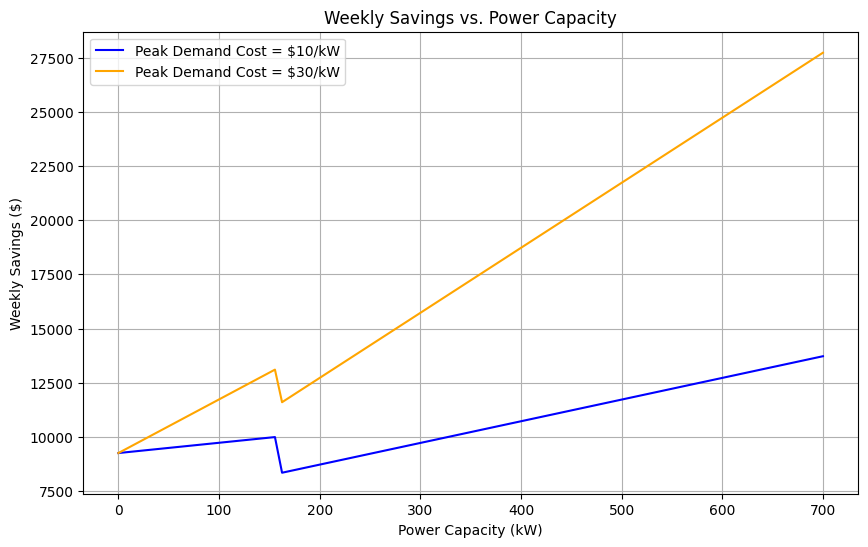
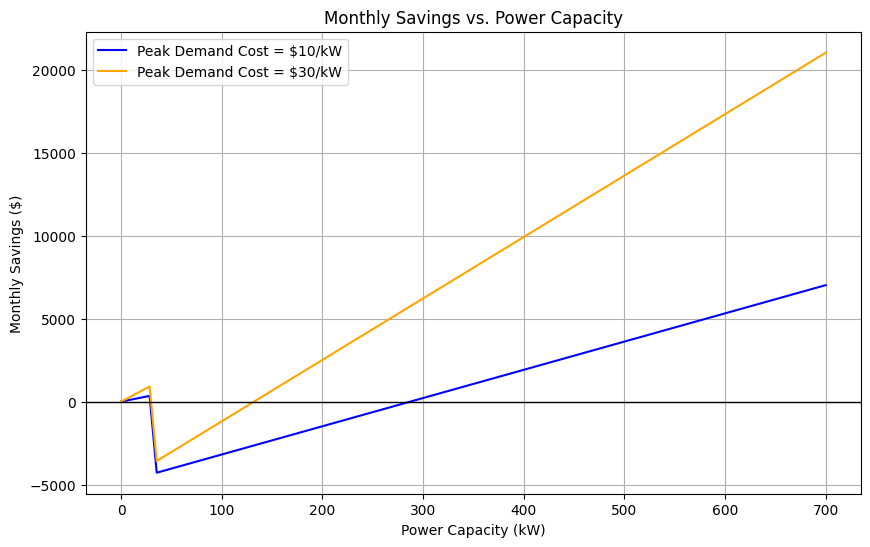
The change to this notebook cell's code, shown as a diff; its figure went from the first image to the second:
--- before
+++ after
@@ -1,20 +1,21 @@
-# Define the plant characteristics
-wrd_plant_chars = {'SEC':0.44, 'Q_perm_min': 520 * 0.925, 'power_base': 1102, 'Q_perm_base': 605 * 0.925, 'Q_perm_max': 625 * 0.925, 'recovery': 0.925, 'Q_min_brine': 45}
+# Define the plant characteristics for # 0.925 RR
+wrd_plant_chars = {'SEC':0.44, 'Q_perm_min': 600 * 0.925, 'power_base': 1102, 'Q_perm_base': 605 * 0.925, 'Q_perm_max': 625 * 0.925, 'recovery': 0.925, 'Q_min_brine': 45}
 
 # Plot the savings for two different peak demand costs
-sample_week_1_rate = {'num_peak_hrs': 35, 'peak_demand_cost': 10, 'off_peak_demand_cost': 20, 'peak_consumption_cost': 0.15, 'off_peak_consumption_cost': 0.10}
-sample_week_2_rate = {'num_peak_hrs': 35, 'peak_demand_cost': 30, 'off_peak_demand_cost': 20, 'peak_consumption_cost': 0.15, 'off_peak_consumption_cost': 0.10}
+sample_week_1_rate = {'num_peak_hrs': 35*4, 'peak_demand_cost': 10, 'off_peak_demand_cost': 20, 'peak_consumption_cost': 0.15, 'off_peak_consumption_cost': 0.10}
+sample_week_2_rate = {'num_peak_hrs': 35*4, 'peak_demand_cost': 30, 'off_peak_demand_cost': 20, 'peak_consumption_cost': 0.15, 'off_peak_consumption_cost': 0.10}
 
 x = np.linspace(0, 700, 100)
-y1 = calculate_savings_weekly(x, wrd_plant_chars, sample_week_1_rate)
-y2 = calculate_savings_weekly(x, wrd_plant_chars, sample_week_2_rate)
+y1 = calculate_monthly_savings(x, wrd_plant_chars, sample_week_1_rate)
+y2 = calculate_monthly_savings(x, wrd_plant_chars, sample_week_2_rate)
 
 plt.figure(figsize=(10, 6))
 plt.plot(x, y1, label='Peak Demand Cost = $10/kW', color='blue')
 plt.plot(x, y2, label='Peak Demand Cost = $30/kW', color='orange')
-plt.title('Weekly Savings vs. Power Capacity')
+plt.title('Monthly Savings vs. Power Capacity')
 plt.xlabel('Power Capacity (kW)')
-plt.ylabel('Weekly Savings ($)')
+plt.ylabel('Monthly Savings ($)')
 plt.legend()
+plt.axhline(0, color='black', linestyle='-', linewidth=1)
 plt.grid(True)
 plt.show()

Commit: Improving notebook with plots